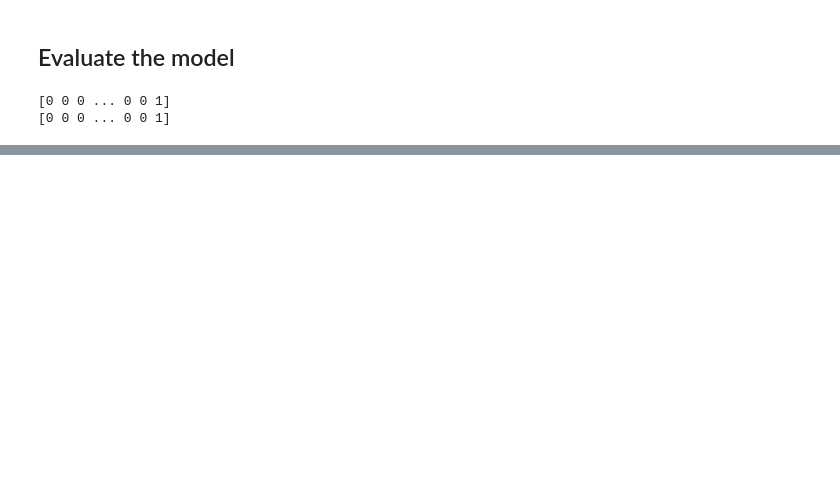
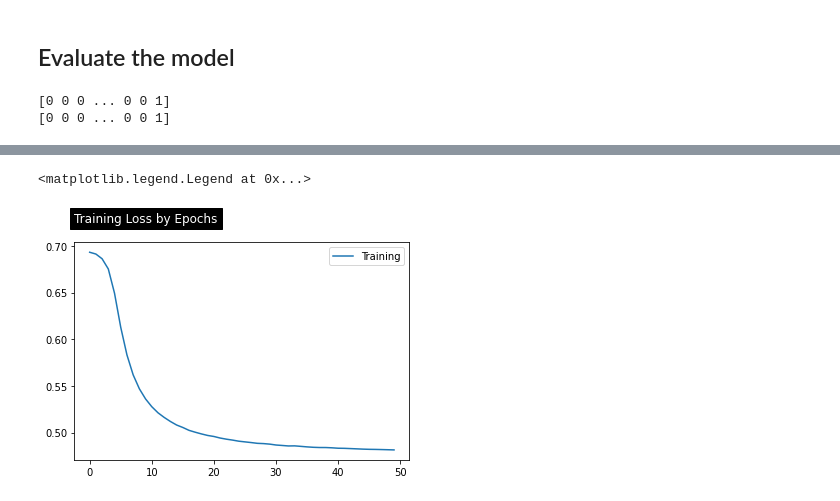
Before and after one commit to EliasEconomou/AI2-Natural-Language-Processing, a Jupyter notebook: Natural_Language_Processing_2.ipynb, the cells around one changed output, grey strips where cells are left out. Drawn from its saved outputs; the diff is of its cells as text; code cells hidden in the pictures; blank space fills up the shorter version.

Commit message:
decreased lr - increased bach size - training loss curve

```diff
--- a/Natural_Language_Processing_2.ipynb
+++ b/Natural_Language_Processing_2.ipynb
@@ -454,15 +496,23 @@ class Net(nn.Module):
     super(Net, self).__init__()
 
     self.linear1 = nn.Linear(inputSize, hLayer[0])
+    self.av1 = av
     self.linear2 = nn.Linear(hLayer[0], hLayer[1])
+    self.av2 = av
     self.linear3 = nn.Linear(hLayer[1], hLayer[2])
+    self.av3 = av
     self.linear4 = nn.Linear(hLayer[2], numOfClasses)
+    self.softmax = sm
 
   def forward(self, x):
     out = self.linear1(x)
+    out = self.av1(out)
     out = self.linear2(out)
+    out = self.av2(out)
     out = self.linear3(out)
+    out = self.av3(out)
     out = self.linear4(out)
+    out = self.softmax(out)
     return out
 # %%
 # Initialise model, loss and optimizer
@@ -487,7 +545,8 @@ Net(
 ## Train the model
 # %%
 start_time = time.time()
-for epoch in range(numOfEpochs):
+losses = []
+for epoch in range(0, numOfEpochs):
   batch_losses = []
 
   for x_batch, y_batch in trainDataloader:
@@ -503,6 +562,8 @@ for epoch in range(numOfEpochs):
     # Update model's weights based on the gradients calculated during backprop
     optimizer.step()
 
-  print(f"Epoch {epoch:3}: Loss = {sum(batch_losses)/len(trainDataloader):.5f}")
+  totalLoss = sum(batch_losses)/len(trainDataloader)
+  losses.append(totalLoss)
+  print(f"Epoch {epoch:3}: Loss = {totalLoss:.5f}")
 print(f"Total time to train the model: {str(time.time() - start_time)}.")
 # %% [output]
@@ -544,0 +611,5 @@ accuracy
+# %%
+# losses_count_list = [range(0, len(batch_losses), 1)]
+losses_count_list = []
+for i in range(0, len(losses)):
+  losses_count_list.append(i)
@@ -544,0 +619,14 @@ accuracy
+# %%
+plt.title(label="Training Loss by Epochs",
+          loc="left",
+          pad='20.0',
+          backgroundcolor='black',
+          color='white')
+plt.plot(losses_count_list, losses)
+# plt.plot(list_sample_size, list_f1_train)
+
+# plt.ylim(ymin=0)
+plt.legend(["Training"])
+# %% [output]
+<matplotlib.legend.Legend at 0x...>
+[figure, added]
```
Also changed, not shown: parts of 9 cells of this notebook.
